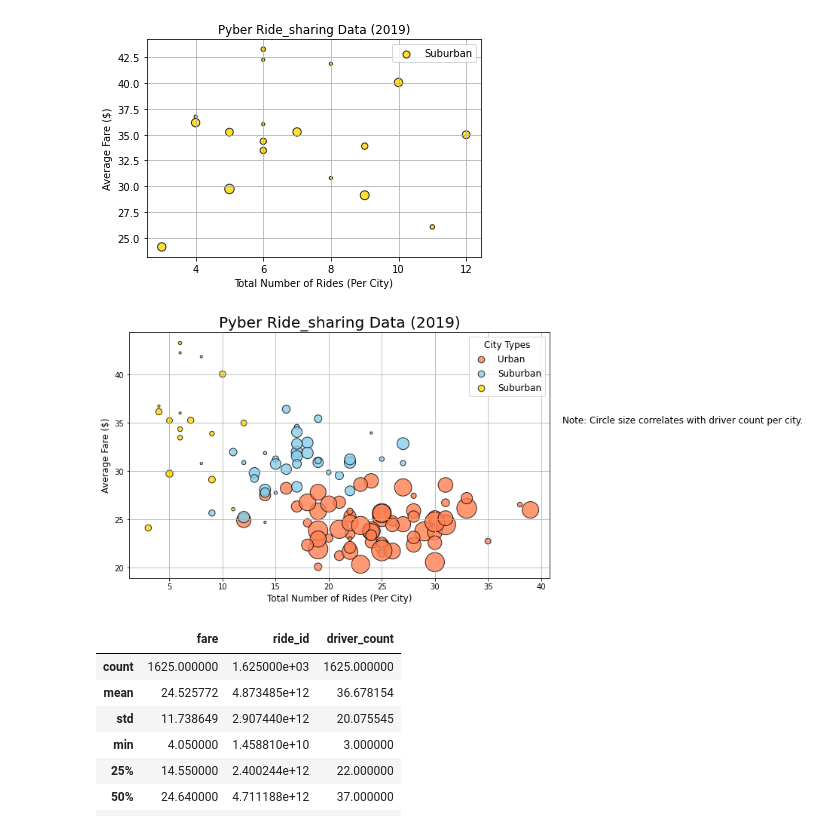
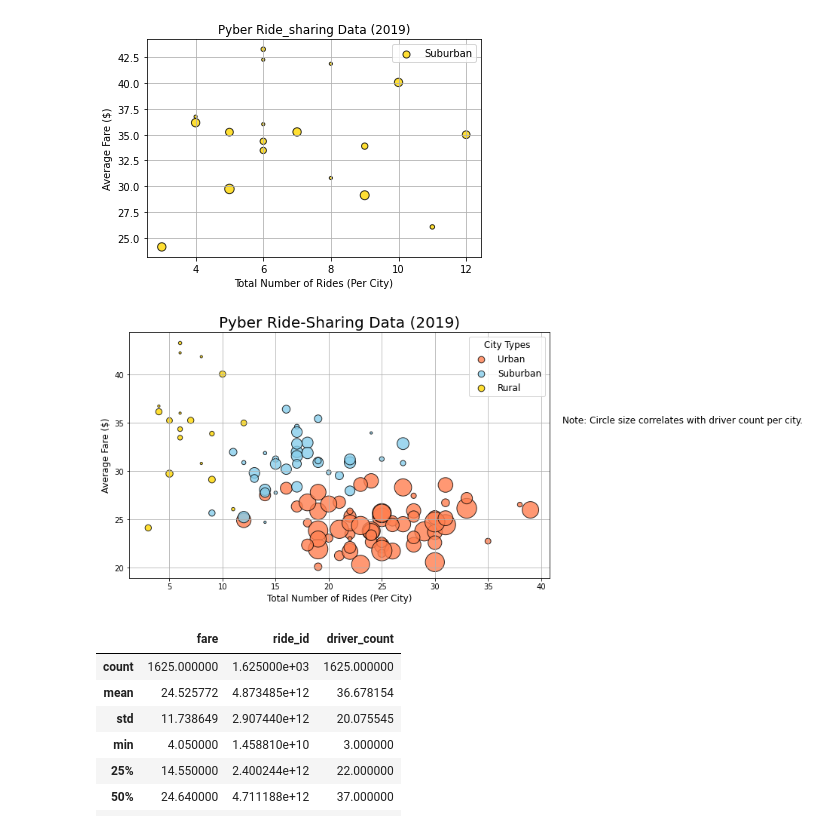
Before and after one commit to BrianForth/PyBer_Analysis, a Jupyter notebook: PyBer.ipynb, the cells around one changed output. Drawn from its saved outputs; the diff is of its cells as text; code cells hidden in the pictures.

```diff
--- a/PyBer.ipynb
+++ b/PyBer.ipynb
@@ -296,36 +296,36 @@ plt.legend()
 # %%
 # Establish plot size
 plt.subplots(figsize=(10,6))
 # Build scatterplot for cities: Urban
 plt.scatter(urban_ride_count, urban_avg_fare, s = 10*urban_driver_count, c="coral", edgecolor="black",
            linewidths=1, alpha=0.8, label="Urban")
 
 # Build scatterplot for cities: Suburban
 plt.scatter(suburban_ride_count, suburban_avg_fare, s = 10*suburban_driver_count, c="skyblue", edgecolor="black",
            linewidths=1, alpha=0.8, label="Suburban")
 
 # Build scatterplot for cities: Rural
 plt.scatter(rural_ride_count, rural_avg_fare, s = 10*rural_driver_count, c="gold", edgecolor="black",
-           linewidths=1, alpha=0.8, label="Suburban")
+           linewidths=1, alpha=0.8, label="Rural")
 # Establish graph-wide properties
-plt.title("Pyber Ride_sharing Data (2019)", fontsize=20)
+plt.title("Pyber Ride-Sharing Data (2019)", fontsize=20)
 plt.ylabel("Average Fare ($)", fontsize=12)
 plt.xlabel("Total Number of Rides (Per City)", fontsize=12)
 plt.grid(True)
 # Set up legend
 lgnd = plt.legend(fontsize="12", mode="Expanded",scatterpoints=1, loc="best", title="City Types")
 lgnd.legendHandles[0]._sizes= [75]
 lgnd.legendHandles[1]._sizes= [75]
 lgnd.legendHandles[2]._sizes= [75]
 lgnd.get_title().set_fontsize(12)
 
 # Incorporate text label about circle size
 plt.text(42, 35, "Note: Circle size correlates with driver count per city.", fontsize="12")
 # Save figure to Analysis folder
 plt.savefig("Analysis/Fig1.png")
 plt.show()
 # %% [output]
-[figure, old version]
+[figure, new version]
 # %%
 # Get summary statistics
 urban_cities_df.describe()
```
Also changed, not shown: 2 other files.
